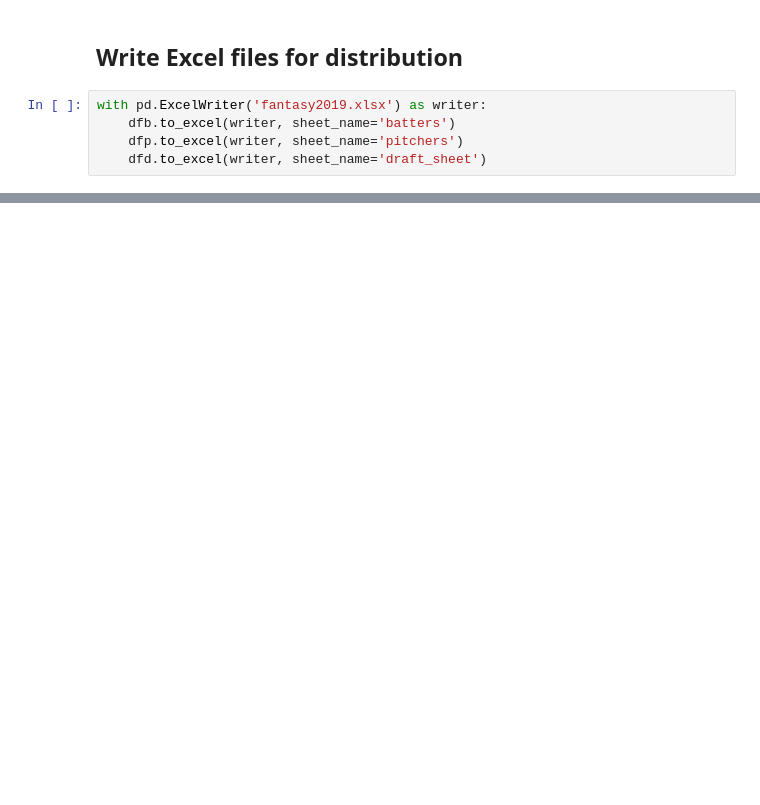
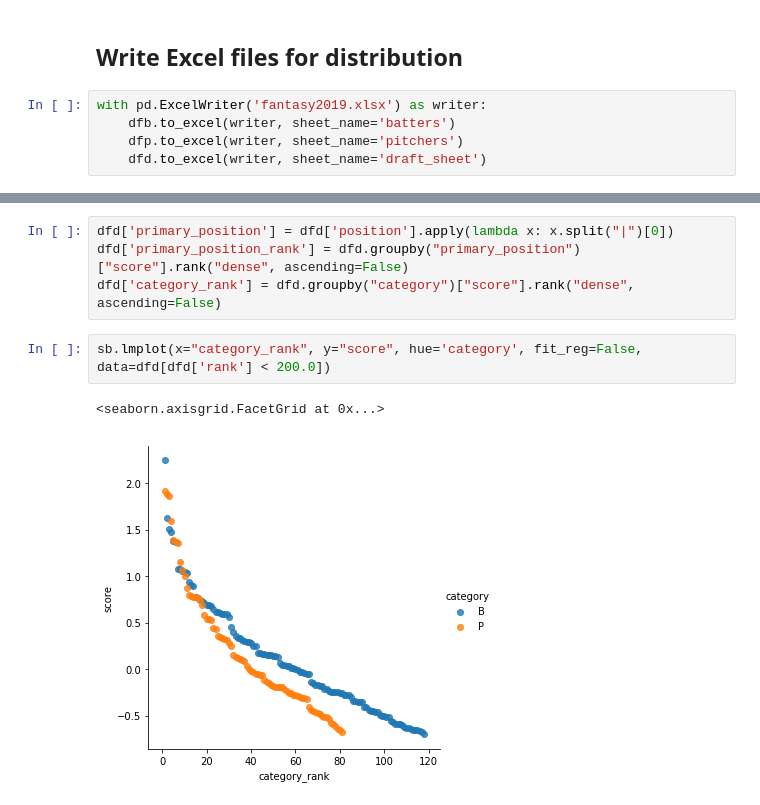
Before and after one commit to zmsy/notebooks, a Jupyter notebook: Player Z-scores.ipynb, the cells around one changed output, grey strips where cells are left out. Saved outputs shown, nothing was run; the diff lists cells and outputs as text; blank space fills up the shorter version.

```diff
--- a/Player Z-scores.ipynb
+++ b/Player Z-scores.ipynb
@@ -256,0 +313,9 @@ with pd.ExcelWriter('fantasy2019.xlsx') as writer:
+# %%
+dfd['primary_position'] = dfd['position'].apply(lambda x: x.split("|")[0])
+dfd['primary_position_rank'] = dfd.groupby("primary_position")["score"].rank("dense", ascending=False)
+dfd['category_rank'] = dfd.groupby("category")["score"].rank("dense", ascending=False)
+# %%
+sb.lmplot(x="category_rank", y="score", hue='category', fit_reg=False, data=dfd[dfd['rank'] < 200.0])
+# %% [output]
+<seaborn.axisgrid.FacetGrid at 0x...>
+[figure, added]
```
Also changed, not shown: parts of 14 cells of this notebook, 1 other file.
